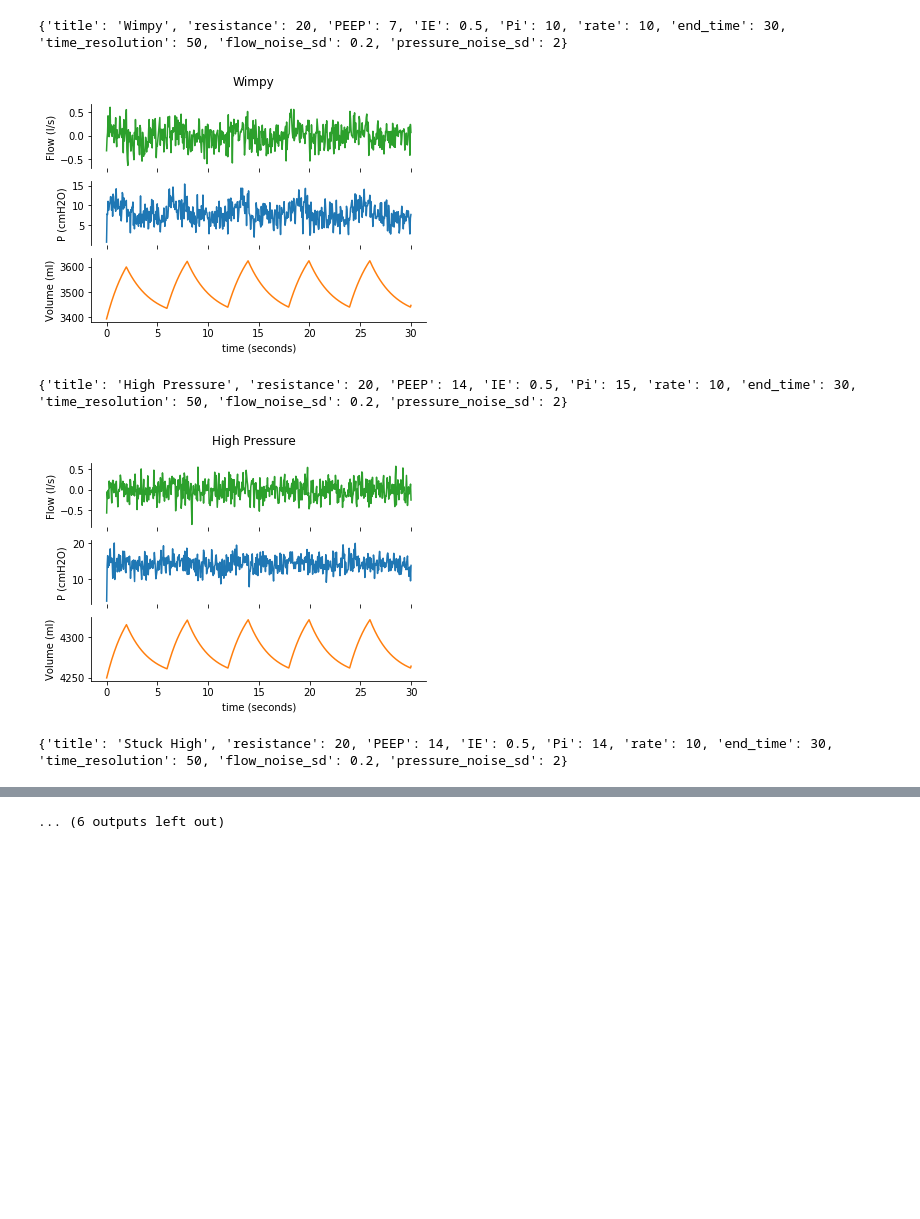
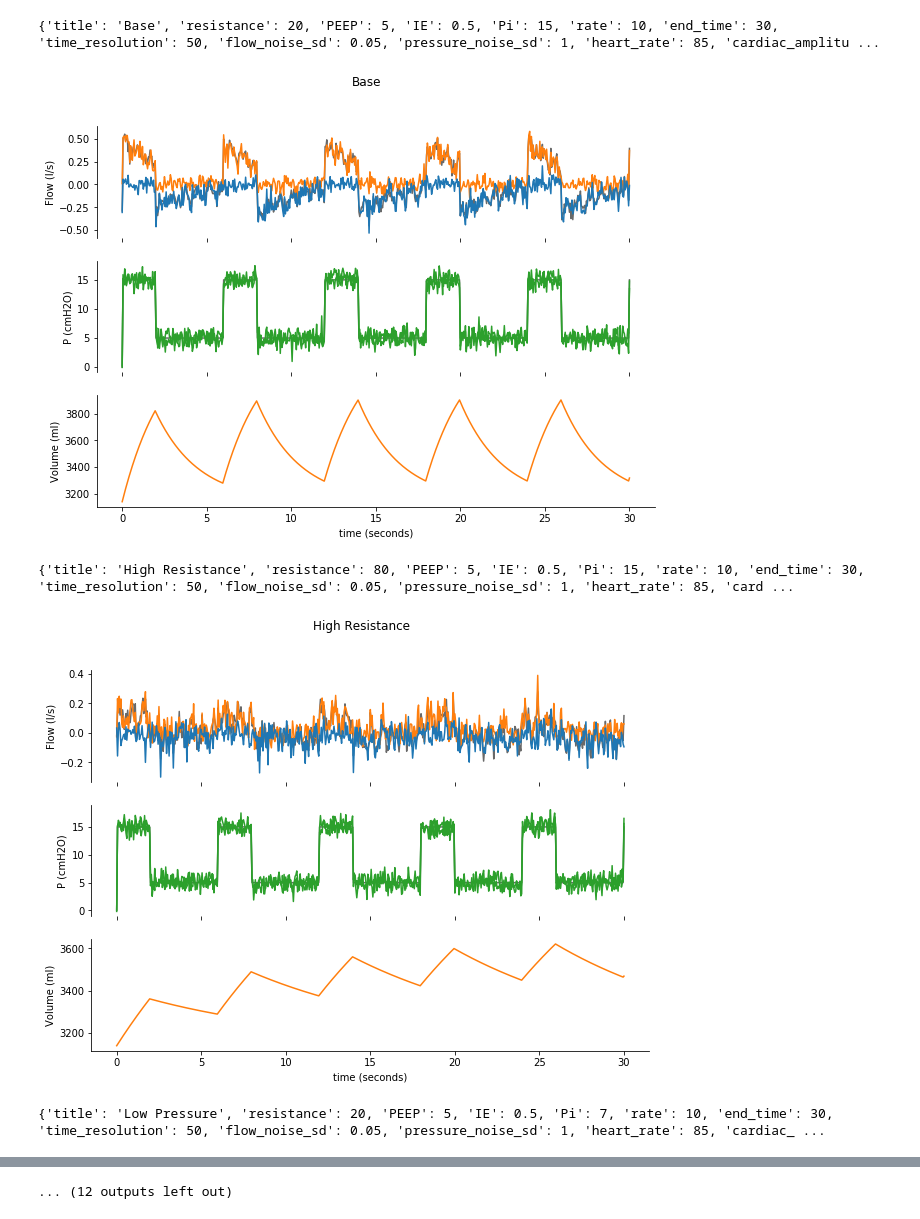
Before and after one commit to ErichBSchulz/lung, a Jupyter notebook: lung.ipynb, the cells around one changed output, grey strips where cells are left out. Cells and saved outputs as stored; diff of their text form; code cells hidden in the pictures; blank space fills up the shorter version.

Commit message:
cardiac noise, dual sensors, PIRDS output

```diff
--- a/lung.ipynb
+++ b/lung.ipynb
@@ -1,7 +1,8 @@
 # %%
-import collections
+import collections, matplotlib
 from lung import volume_from_pressure, pressure_from_volume
 import pandas as pd, numpy as np, matplotlib.pyplot as plt
+matplotlib.rcParams['figure.figsize'] = [10,7]
 
 pd.set_option('precision', 4)
 
@@ -128,8 +134,13 @@ def run_and_output(s):
     p = Patient(resistance=s['resistance'], pressure_mouth=s['PEEP'])
     v = Ventilator(PEEP=s['PEEP'], rate=s['rate'], IE=s['IE'], Pi = s['Pi'])
     pdf = run(p, v, end_time = s['end_time'] * 1000, time_resolution=s['time_resolution'])
-    pdf['flow'] += np.random.normal(0, s['flow_noise_sd'], len(pdf)) #
-    pdf['pressure_mouth'] += np.random.normal(0, s['pressure_noise_sd'], len(pdf)) #
+    pdf['flow'] += np.random.normal(0, s['flow_noise_sd'], len(pdf))
+    wave_length = s['heart_rate'] * np.pi * 2 / 60
+    pdf['flow'] += np.sin(pdf['time'] * wave_length / 1000) * s['cardiac_amplitude']
+    pdf['pressure_1'] = pdf['pressure_mouth'] + np.random.normal(0, s['pressure_noise_sd'], len(pdf)) #
+    pdf['pressure_2'] = pdf['pressure_mouth'] + np.random.normal(0, s['pressure_noise_sd'], len(pdf)) #
+    pdf['flow_i'] = pdf['flow'].clip(lower=0) + np.random.normal(0, s['flow_noise_sd'], len(pdf))
+    pdf['flow_e'] = pdf['flow'].clip(upper=0) + np.random.normal(0, s['flow_noise_sd'], len(pdf))
     plots(pdf, title=s['title'])
     return pdf
 # %%
@@ -142,11 +153,18 @@ base_scenario = dict(
     rate = 10,
     end_time = 30,
     time_resolution = 50,
-    flow_noise_sd = 0.2,
-    pressure_noise_sd = 2
+    flow_noise_sd = 0.05,
+    pressure_noise_sd = 1,
+    heart_rate = 85,
+    cardiac_amplitude = 0.05
 )
-
+e= 30
+r= 500
+c= 0.1
 scenarios = [
+    dict(base_scenario, title='Cardiac 60', cardiac_amplitude = c, end_time = e, heart_rate = 60, time_resolution = r),
+    dict(base_scenario, title='Cardiac 30', cardiac_amplitude = c, end_time = e, heart_rate = 30, time_resolution = r),
+    dict(base_scenario, title='Cardiac 120', cardiac_amplitude = c, end_time = e, heart_rate = 120, time_resolution = r),
     base_scenario,
     dict(base_scenario, title='High Resistance', resistance = 80),
     dict(base_scenario, title='Low Pressure', Pi = 7),
@@ -169,5 +187,5 @@ for s in scenarios:
-{'title': 'Wimpy', 'resistance': 20, 'PEEP': 7, 'IE': 0.5, 'Pi': 10, 'rate': 10, 'end_time': 30, 'time_resolution': 50, 'flow_noise_sd': 0.2, 'pressure_noise_sd': 2}
+{'title': 'Base', 'resistance': 20, 'PEEP': 5, 'IE': 0.5, 'Pi': 15, 'rate': 10, 'end_time': 30, 'time_resolution': 50, 'flow_noise_sd': 0.05, 'pressure_noise_sd': 1, 'heart_rate': 85, 'cardiac_amplitu ...
-[figure, old version]
+[figure, new version]
-{'title': 'High Pressure', 'resistance': 20, 'PEEP': 14, 'IE': 0.5, 'Pi': 15, 'rate': 10, 'end_time': 30, 'time_resolution': 50, 'flow_noise_sd': 0.2, 'pressure_noise_sd': 2}
+{'title': 'High Resistance', 'resistance': 80, 'PEEP': 5, 'IE': 0.5, 'Pi': 15, 'rate': 10, 'end_time': 30, 'time_resolution': 50, 'flow_noise_sd': 0.05, 'pressure_noise_sd': 1, 'heart_rate': 85, 'card ...
-[figure, old version]
+[figure, new version]
-{'title': 'Stuck High', 'resistance': 20, 'PEEP': 14, 'IE': 0.5, 'Pi': 14, 'rate': 10, 'end_time': 30, 'time_resolution': 50, 'flow_noise_sd': 0.2, 'pressure_noise_sd': 2}
+{'title': 'Low Pressure', 'resistance': 20, 'PEEP': 5, 'IE': 0.5, 'Pi': 7, 'rate': 10, 'end_time': 30, 'time_resolution': 50, 'flow_noise_sd': 0.05, 'pressure_noise_sd': 1, 'heart_rate': 85, 'cardiac_ ...
@@ -175 +193 @@ for s in scenarios:
-... (6 outputs left out)
+... (12 outputs left out)
```
Also changed, not shown: parts of 5 cells of this notebook.
